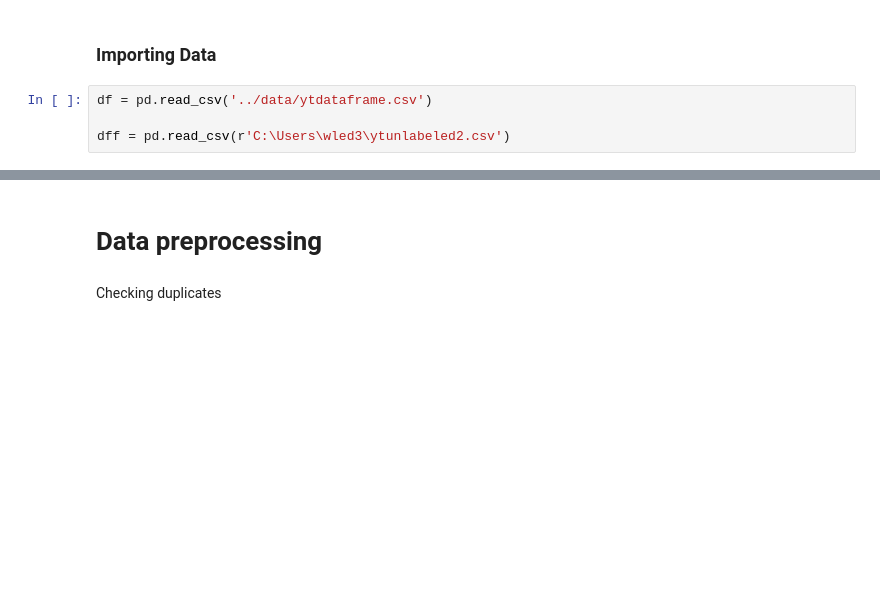
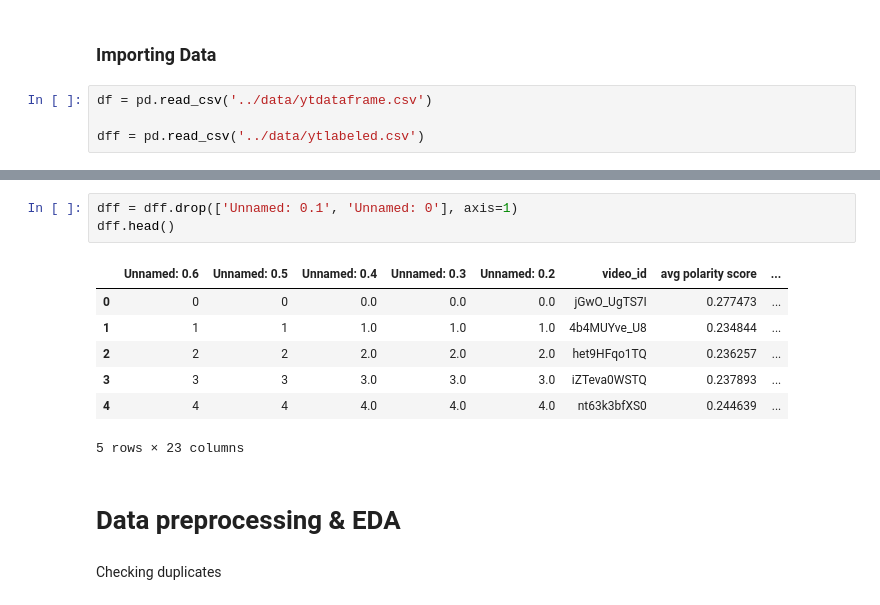
Before and after one commit to mhaln3mi/Youtube-content-quality-classification, a Jupyter notebook: src/semiSupervisedML.ipynb, the cells around one changed output, grey strips where cells are left out. Saved outputs shown, nothing was run; the diff lists cells and outputs as text; blank space fills up the shorter version.

Commit message:
added data

```diff
--- a/src/semiSupervisedML.ipynb
+++ b/src/semiSupervisedML.ipynb
@@ -11,7 +11,7 @@ import matplotlib.pyplot as plt
 # %%
 df = pd.read_csv('../data/ytdataframe.csv')
 
-dff = pd.read_csv(r'C:\Users\wled3\ytunlabeled2.csv')
+dff = pd.read_csv('../data/ytlabeled.csv')
 # %%
 df.head(5)
 # %% [output]
@@ -56,5 +56,16 @@ memory usage: 20.7+ KB
+# %%
+dff = dff.drop(['Unnamed: 0.1', 'Unnamed: 0'], axis=1)
+dff.head()
+# %% [output]
+|  | Unnamed: 0.6 | Unnamed: 0.5 | Unnamed: 0.4 | Unnamed: 0.3 | Unnamed: 0.2 | video_id | avg polarity score | ... |
+| 0 | 0 | 0 | 0.0 | 0.0 | 0.0 | jGwO_UgTS7I | 0.277473 | ... |
+| 1 | 1 | 1 | 1.0 | 1.0 | 1.0 | 4b4MUYve_U8 | 0.234844 | ... |
+| 2 | 2 | 2 | 2.0 | 2.0 | 2.0 | het9HFqo1TQ | 0.236257 | ... |
+| 3 | 3 | 3 | 3.0 | 3.0 | 3.0 | iZTeva0WSTQ | 0.237893 | ... |
+| 4 | 4 | 4 | 4.0 | 4.0 | 4.0 | nt63k3bfXS0 | 0.244639 | ... |
+5 rows × 23 columns
 # %% [markdown]
-# Data preprocessing
+# Data preprocessing & EDA
 # %% [markdown]
 Checking duplicates
 # %%
```
Also changed, not shown: parts of 40 cells of this notebook, 8 other files.
